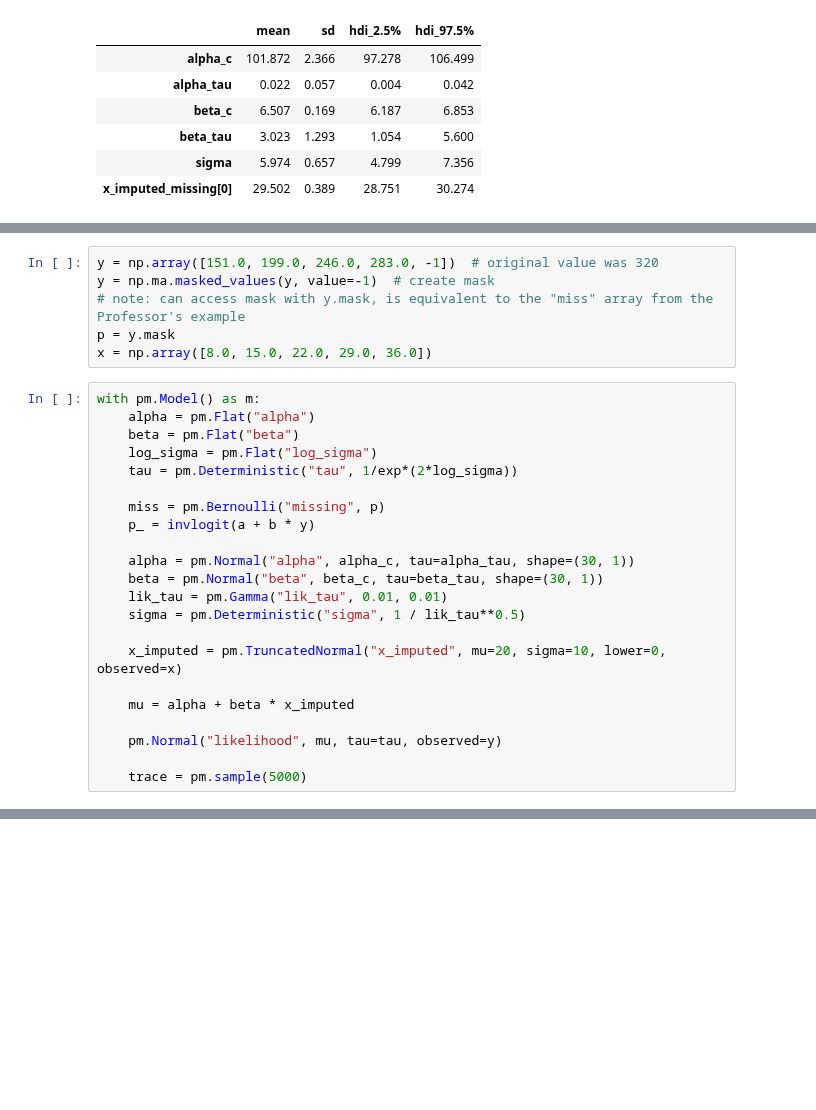
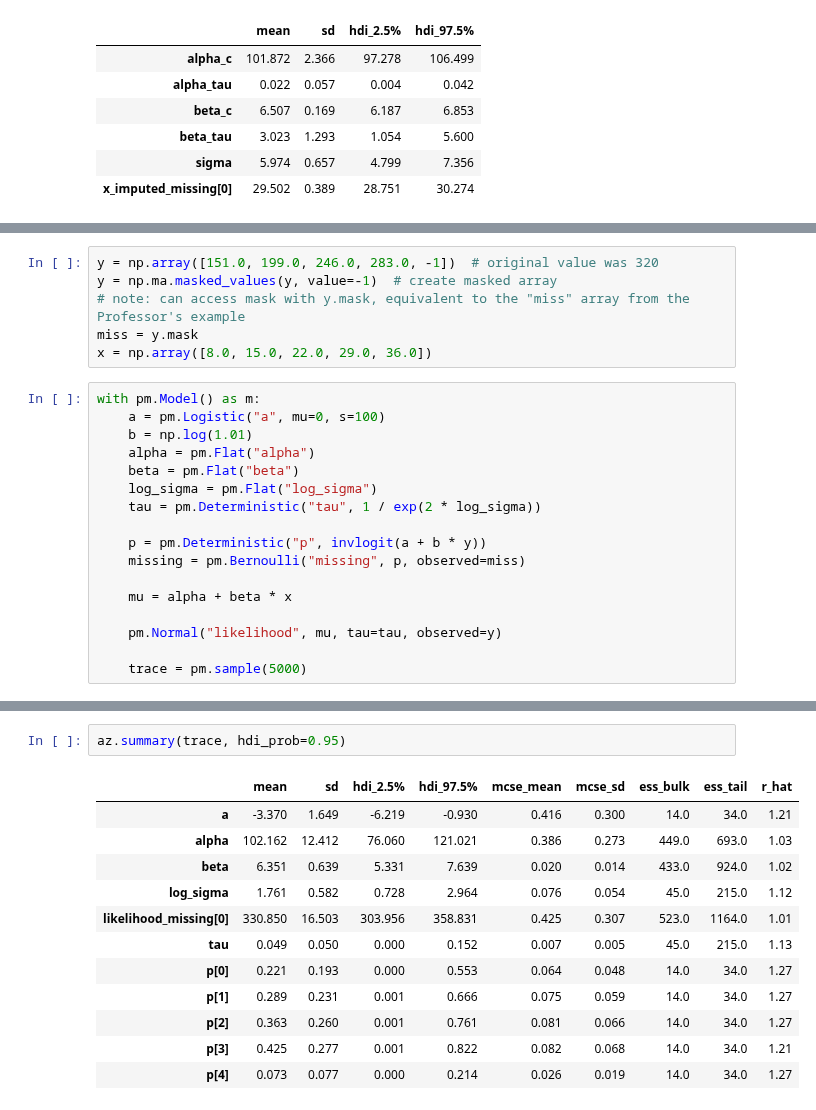
Before and after one commit to areding/6420-pymc, a Jupyter notebook: unit8/miss-rats.ipynb, the cells around one changed output, grey strips where cells are left out. Drawn from its saved outputs; the diff is of its cells as text; blank space fills up the shorter version.

Commit message:
updated rats examples

```diff
--- a/unit8/miss-rats.ipynb
+++ b/unit8/miss-rats.ipynb
@@ -195,27 +195,22 @@ I don't fully understand the purpose of this model yet, just going to translate
 # %%
 y = np.array([151.0, 199.0, 246.0, 283.0, -1])  # original value was 320
-y = np.ma.masked_values(y, value=-1)  # create mask
-# note: can access mask with y.mask, is equivalent to the "miss" array from the Professor's example
-p = y.mask
+y = np.ma.masked_values(y, value=-1)  # create masked array
+# note: can access mask with y.mask, equivalent to the "miss" array from the Professor's example
+miss = y.mask
 x = np.array([8.0, 15.0, 22.0, 29.0, 36.0])
 # %%
 with pm.Model() as m:
+    a = pm.Logistic("a", mu=0, s=100)
+    b = np.log(1.01)
     alpha = pm.Flat("alpha")
     beta = pm.Flat("beta")
     log_sigma = pm.Flat("log_sigma")
-    tau = pm.Deterministic("tau", 1/exp*(2*log_sigma))
+    tau = pm.Deterministic("tau", 1 / exp(2 * log_sigma))
 
-    miss = pm.Bernoulli("missing", p)
-    p_ = invlogit(a + b * y)
+    p = pm.Deterministic("p", invlogit(a + b * y))
+    missing = pm.Bernoulli("missing", p, observed=miss)
 
-    alpha = pm.Normal("alpha", alpha_c, tau=alpha_tau, shape=(30, 1))
-    beta = pm.Normal("beta", beta_c, tau=beta_tau, shape=(30, 1))
-    lik_tau = pm.Gamma("lik_tau", 0.01, 0.01)
-    sigma = pm.Deterministic("sigma", 1 / lik_tau**0.5)
-
-    x_imputed = pm.TruncatedNormal("x_imputed", mu=20, sigma=10, lower=0, observed=x)
-
-    mu = alpha + beta * x_imputed
+    mu = alpha + beta * x
 
     pm.Normal("likelihood", mu, tau=tau, observed=y)
 
@@ -222,0 +257,15 @@ with pm.Model() as m:
+# %%
+az.summary(trace, hdi_prob=0.95)
+# %% [output]
+|  | mean | sd | hdi_2.5% | hdi_97.5% | mcse_mean | mcse_sd | ess_bulk | ess_tail | r_hat |
+| a | -3.370 | 1.649 | -6.219 | -0.930 | 0.416 | 0.300 | 14.0 | 34.0 | 1.21 |
+| alpha | 102.162 | 12.412 | 76.060 | 121.021 | 0.386 | 0.273 | 449.0 | 693.0 | 1.03 |
+| beta | 6.351 | 0.639 | 5.331 | 7.639 | 0.020 | 0.014 | 433.0 | 924.0 | 1.02 |
+| log_sigma | 1.761 | 0.582 | 0.728 | 2.964 | 0.076 | 0.054 | 45.0 | 215.0 | 1.12 |
+| likelihood_missing[0] | 330.850 | 16.503 | 303.956 | 358.831 | 0.425 | 0.307 | 523.0 | 1164.0 | 1.01 |
+| tau | 0.049 | 0.050 | 0.000 | 0.152 | 0.007 | 0.005 | 45.0 | 215.0 | 1.13 |
+| p[0] | 0.221 | 0.193 | 0.000 | 0.553 | 0.064 | 0.048 | 14.0 | 34.0 | 1.27 |
+| p[1] | 0.289 | 0.231 | 0.001 | 0.666 | 0.075 | 0.059 | 14.0 | 34.0 | 1.27 |
+| p[2] | 0.363 | 0.260 | 0.001 | 0.761 | 0.081 | 0.066 | 14.0 | 34.0 | 1.27 |
+| p[3] | 0.425 | 0.277 | 0.001 | 0.822 | 0.082 | 0.068 | 14.0 | 34.0 | 1.21 |
+| p[4] | 0.073 | 0.077 | 0.000 | 0.214 | 0.026 | 0.019 | 14.0 | 34.0 | 1.27 |
```
Also changed, not shown: parts of 3 cells of this notebook.
